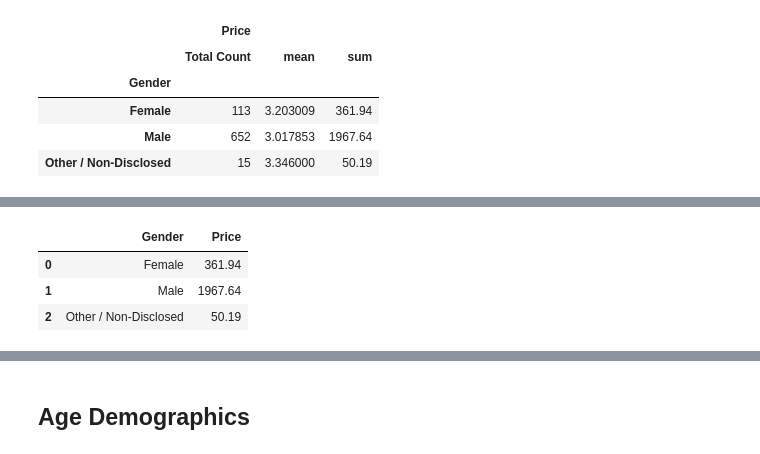
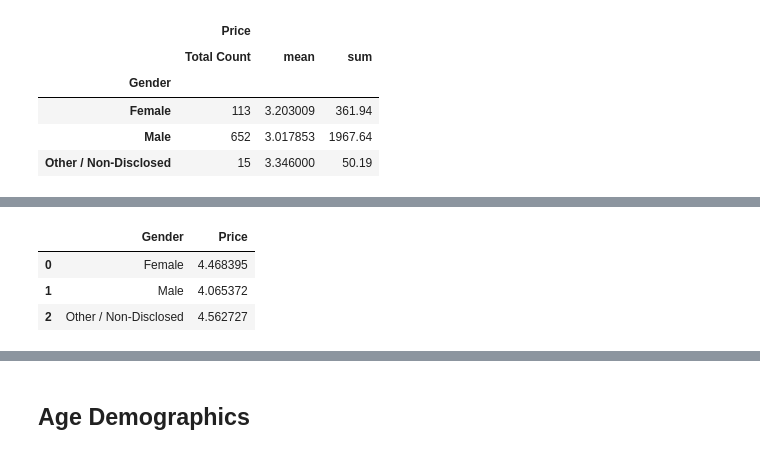
Before and after one commit to maylacdao/pandas-heroes-of-pymoli-analysis, a Jupyter notebook: analysis/HeroesOfPymoli_starter.ipynb, the cells around one changed output, grey strips where cells are left out. Saved outputs shown, nothing was run; the diff lists cells and outputs as text; code cells hidden in the pictures.

```diff
--- a/analysis/HeroesOfPymoli_starter.ipynb
+++ b/analysis/HeroesOfPymoli_starter.ipynb
@@ -220,0 +208,3 @@ df
+# %%
+grouped = pd.DataFrame(renamed_data['Price'].groupby([renamed_data['Gender'], renamed_data['SN']]).sum()).reset_index()
+grouped.head()
@@ -221,8 +218,8 @@ df
 # %%
-df2=renamed_data.groupby(["Gender"])["Price"].sum().reset_index()
+df2 = pd.DataFrame(grouped.groupby(['Gender'])['Price'].mean()).reset_index()
 df2
 # %% [output]
 |  | Gender | Price |
-| 0 | Female | 361.94 |
-| 1 | Male | 1967.64 |
-| 2 | Other / Non-Disclosed | 50.19 |
+| 0 | Female | 4.468395 |
+| 1 | Male | 4.065372 |
+| 2 | Other / Non-Disclosed | 4.562727 |
```
Also changed, not shown: parts of 6 cells of this notebook.
